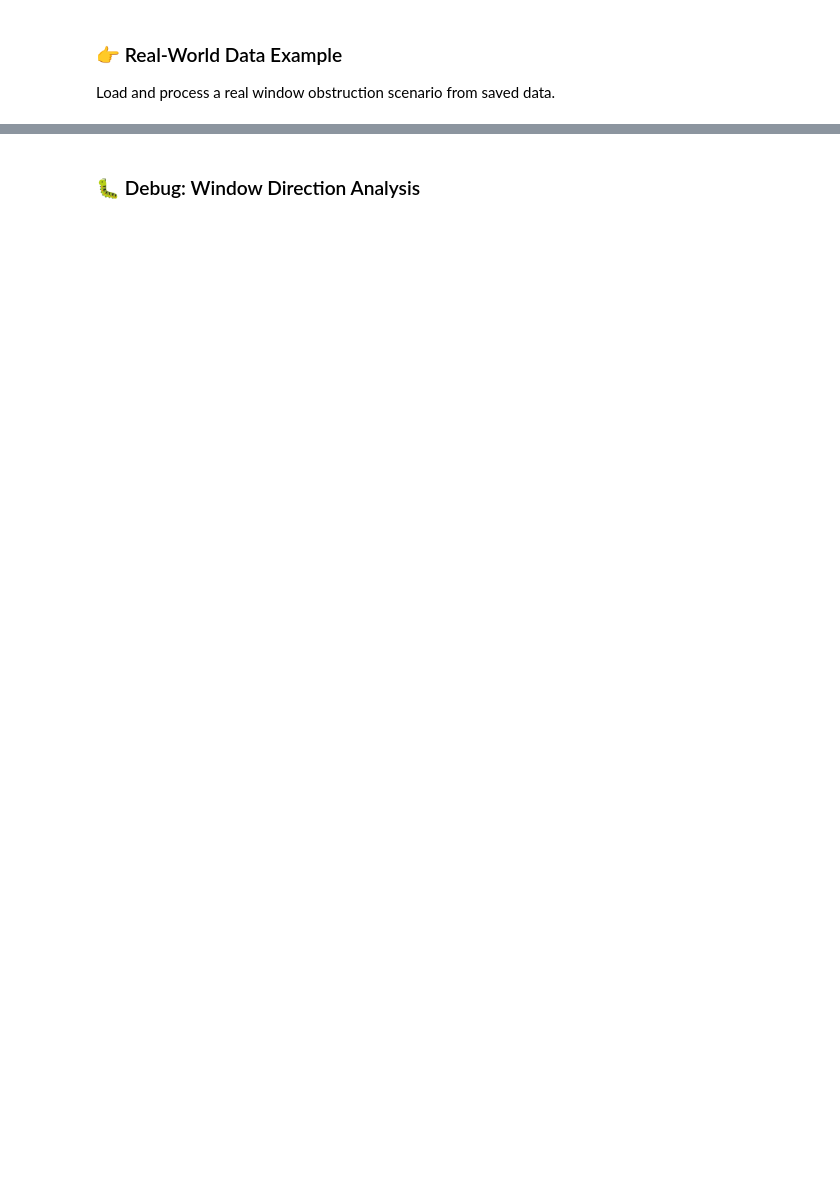
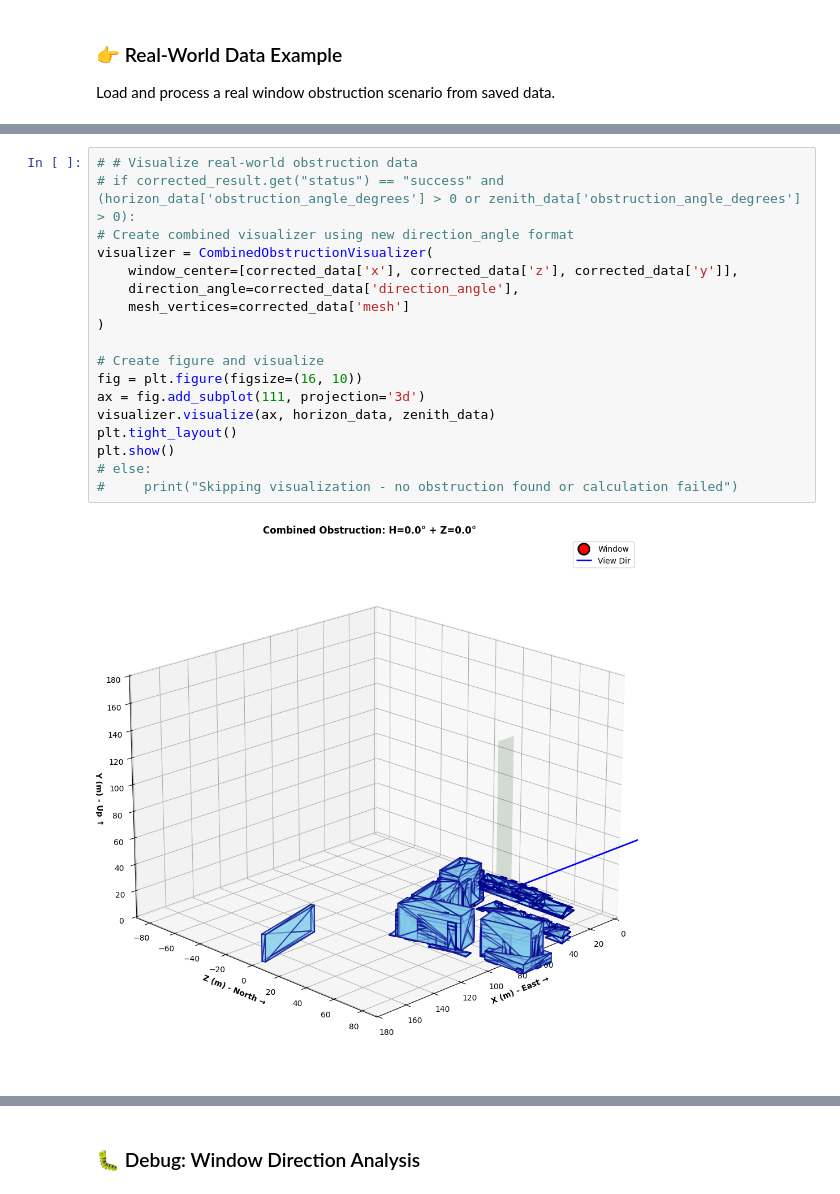
Before and after one commit to upskiller-xyz/server_obstruction, a Jupyter notebook: example/demo.ipynb, the cells around one changed output, grey strips where cells are left out. Drawn from its saved outputs; the diff is of its cells as text; blank space fills up the shorter version.

```diff
--- a/example/demo.ipynb
+++ b/example/demo.ipynb
@@ -303,2 +378,22 @@ else:
+# %%
+# # Visualize real-world obstruction data
+# if corrected_result.get("status") == "success" and (horizon_data['obstruction_angle_degrees'] > 0 or zenith_data['obstruction_angle_degrees'] > 0):
+# Create combined visualizer using new direction_angle format
+visualizer = CombinedObstructionVisualizer(
+    window_center=[corrected_data['x'], corrected_data['z'], corrected_data['y']],
+    direction_angle=corrected_data['direction_angle'],
+    mesh_vertices=corrected_data['mesh']
+)
+
+# Create figure and visualize
+fig = plt.figure(figsize=(16, 10))
+ax = fig.add_subplot(111, projection='3d')
+visualizer.visualize(ax, horizon_data, zenith_data)
+plt.tight_layout()
+plt.show()
+# else:
+#     print("Skipping visualization - no obstruction found or calculation failed")
+# %% [output]
+[figure, added]
 # %%
 # Visualize real-world obstruction data
```
Also changed, not shown: parts of 18 cells of this notebook, 13 other files.
